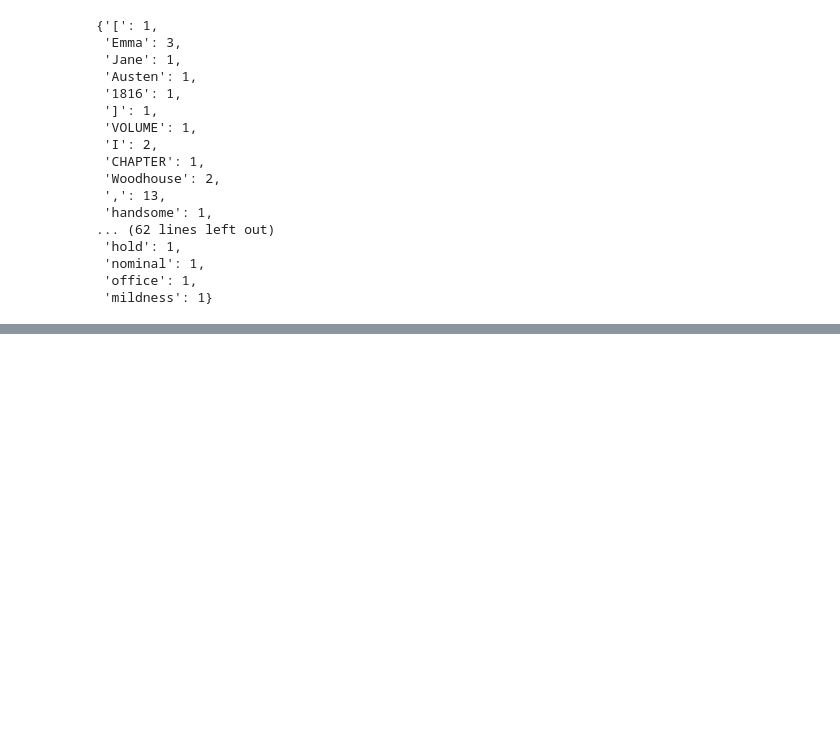
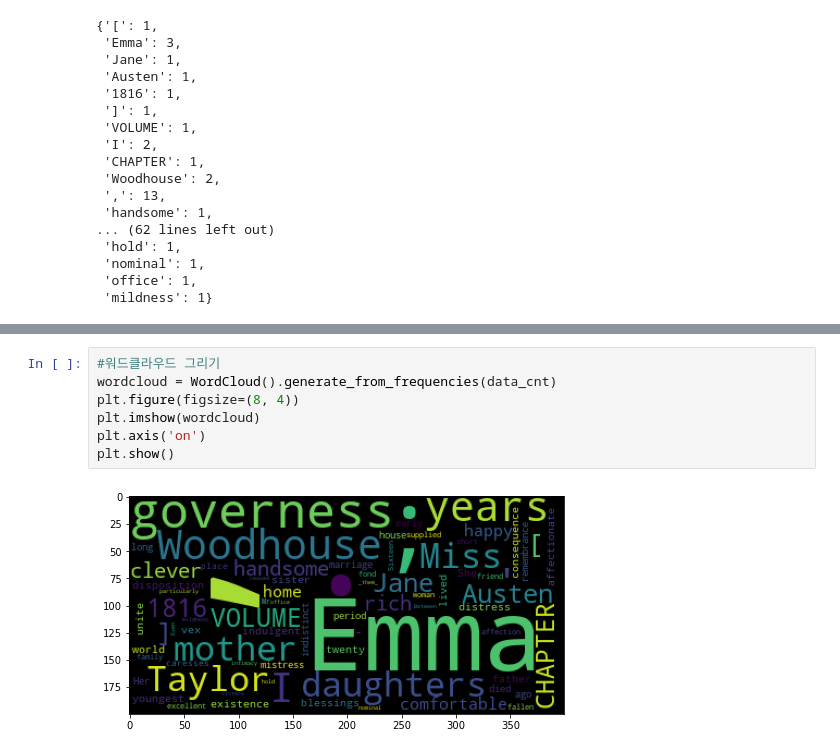
Before and after one commit to eeyeji/MachineLearning, a Jupyter notebook: 10일차/TextMining.ipynb, the cells around one changed output, grey strips where cells are left out. Saved outputs shown, nothing was run; the diff lists cells and outputs as text; blank space fills up the shorter version.

```diff
--- a/10일차/TextMining.ipynb
+++ b/10일차/TextMining.ipynb
@@ -76,0 +84,9 @@ data_cnt
+# %%
+#워드클라우드 그리기
+wordcloud = WordCloud().generate_from_frequencies(data_cnt)
+plt.figure(figsize=(8, 4))
+plt.imshow(wordcloud)
+plt.axis('on')
+plt.show()
+# %% [output]
+[figure, added]
```
Also changed, not shown: parts of 1 cell of this notebook.
